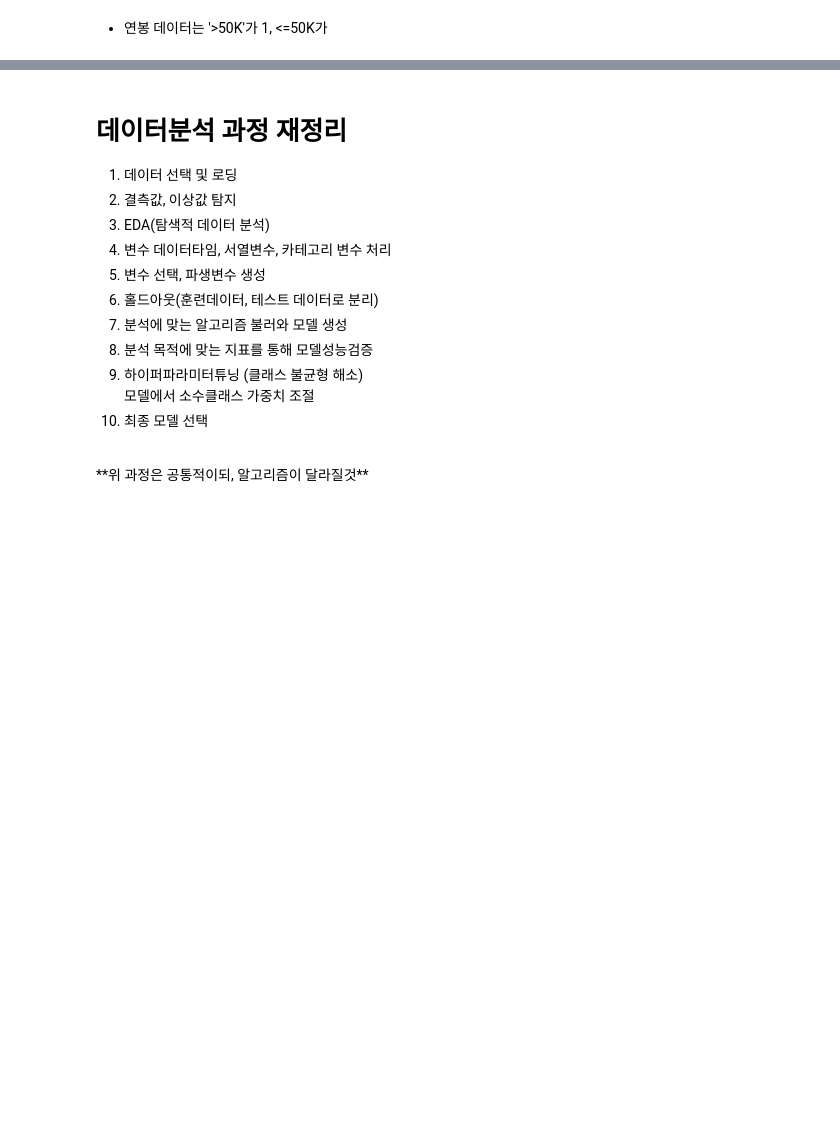
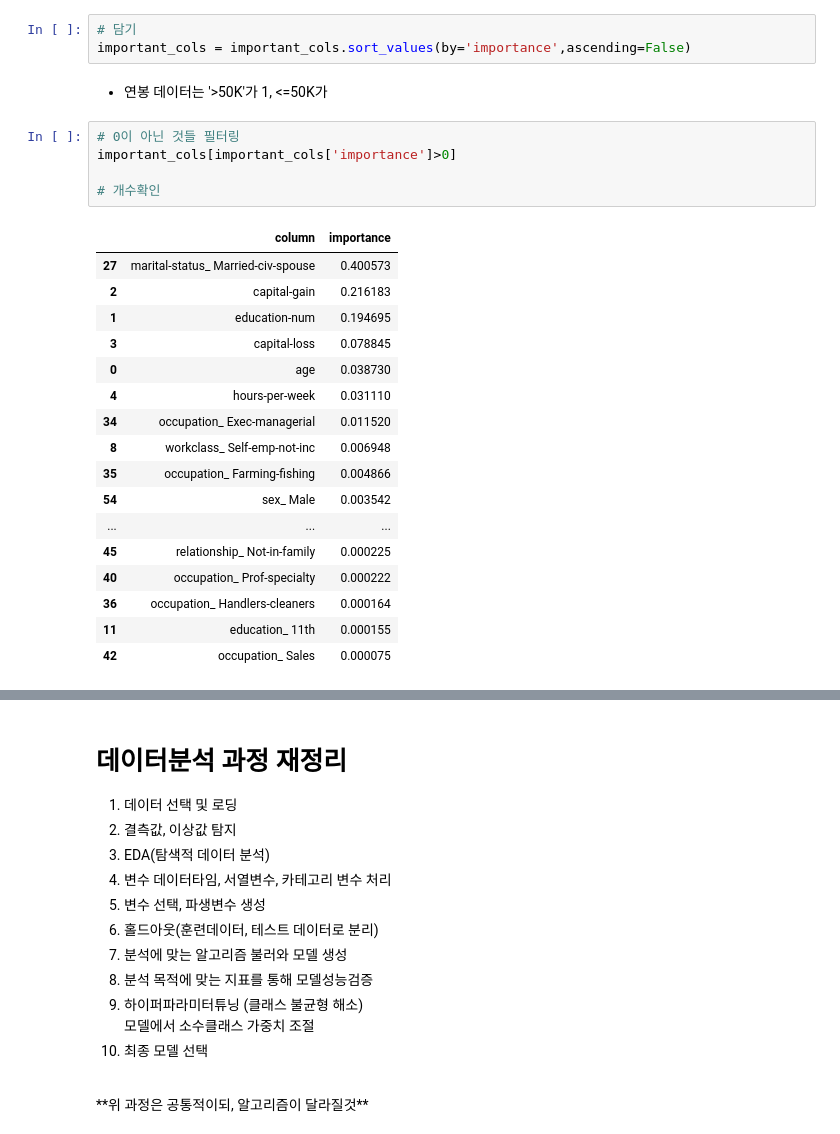
Before and after one commit to y25p/fintech_yeop, a Jupyter notebook: 05machine_learning/10지도학습 _분류분석_컬럼선택법_클래스불균형_모델성능향상시키기.ipynb, the cells around one changed output, grey strips where cells are left out. Saved outputs shown, nothing was run; the diff lists cells and outputs as text; blank space fills up the shorter version.

```diff
--- a/05machine_learning/10지도학습 _분류분석_컬럼선택법_클래스불균형_모델성능향상시키기.ipynb
+++ b/05machine_learning/10지도학습 _분류분석_컬럼선택법_클래스불균형_모델성능향상시키기.ipynb
@@ -304,5 +341,31 @@ important_cols.sort_values(by='importance',ascending=False)
 | 93 | native-country_ Vietnam | 0.000000 |
 | 94 | native-country_ Yugoslavia | 0.000000 |
 95 rows × 2 columns
+# %%
+# 담기
+important_cols = important_cols.sort_values(by='importance',ascending=False)
 # %% [markdown]
 - 연봉 데이터는 '>50K'가 1, <=50K가
+# %%
+# 0이 아닌 것들 필터링
+important_cols[important_cols['importance']>0]
+
+# 개수확인
+# %% [output]
+|  | column | importance |
+| 27 | marital-status_ Married-civ-spouse | 0.400573 |
+| 2 | capital-gain | 0.216183 |
+| 1 | education-num | 0.194695 |
+| 3 | capital-loss | 0.078845 |
+| 0 | age | 0.038730 |
+| 4 | hours-per-week | 0.031110 |
+| 34 | occupation_ Exec-managerial | 0.011520 |
+| 8 | workclass_ Self-emp-not-inc | 0.006948 |
+| 35 | occupation_ Farming-fishing | 0.004866 |
+| 54 | sex_ Male | 0.003542 |
+| ... | ... | ... |
+| 45 | relationship_ Not-in-family | 0.000225 |
+| 40 | occupation_ Prof-specialty | 0.000222 |
+| 36 | occupation_ Handlers-cleaners | 0.000164 |
+| 11 | education_ 11th | 0.000155 |
+| 42 | occupation_ Sales | 0.000075 |
```
Also changed, not shown: parts of 91 cells of this notebook, 3 other files.
